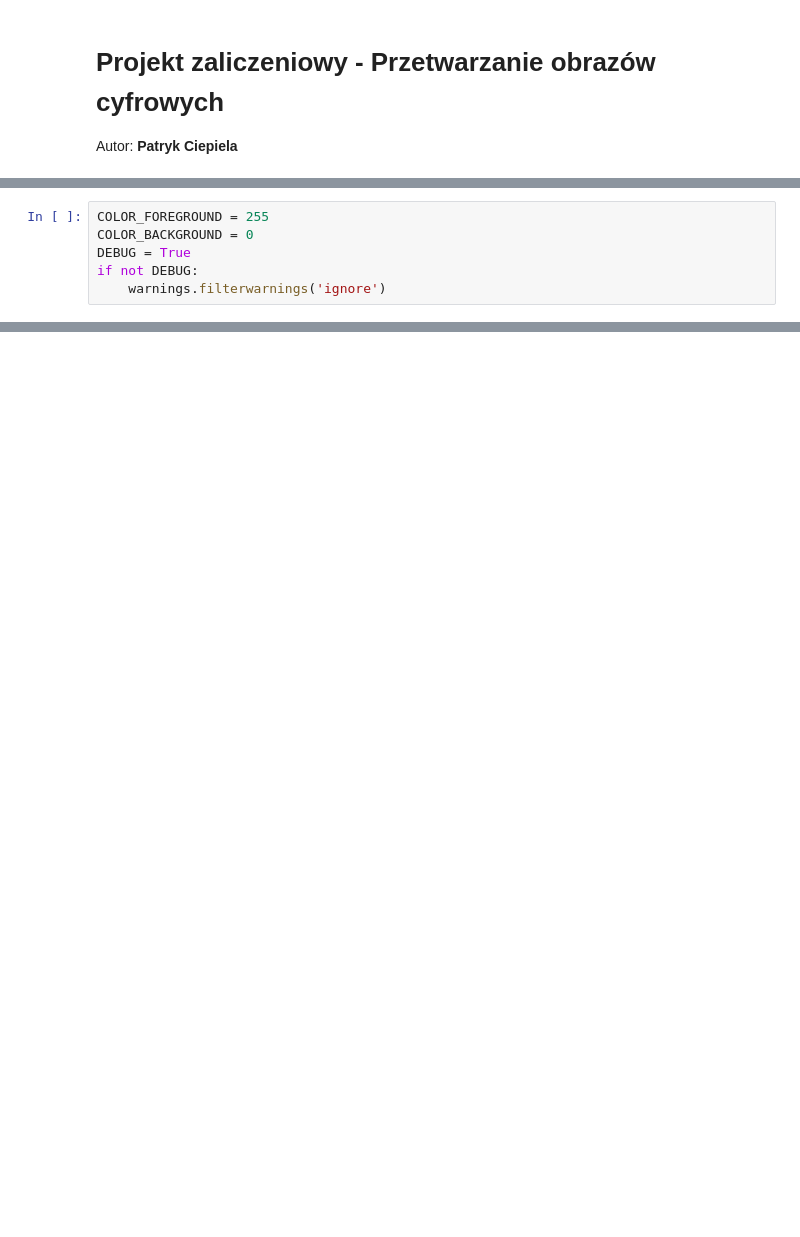
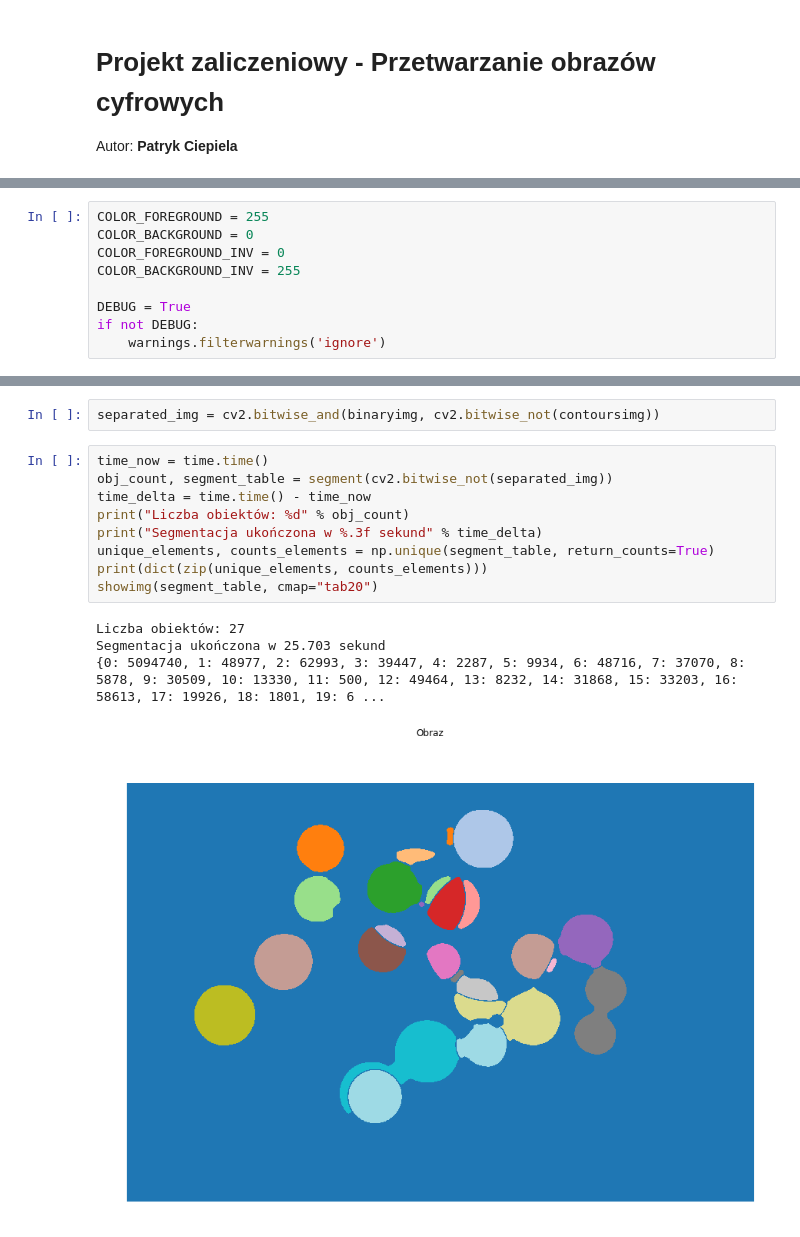
Before and after one commit to Machina123/ImageProcessing, a Jupyter notebook: FinalAssignment/01_assignment.ipynb, the cells around one changed output, grey strips where cells are left out. Saved outputs shown, nothing was run; the diff lists cells and outputs as text; blank space fills up the shorter version.

```diff
--- a/FinalAssignment/01_assignment.ipynb
+++ b/FinalAssignment/01_assignment.ipynb
@@ -13,6 +14,9 @@ import warnings
 # %%
 COLOR_FOREGROUND = 255
 COLOR_BACKGROUND = 0
+COLOR_FOREGROUND_INV = 0
+COLOR_BACKGROUND_INV = 255
+
 DEBUG = True
 if not DEBUG:
     warnings.filterwarnings('ignore')
@@ -95,0 +116,16 @@ showimg(modifiedimg)
+# %%
+separated_img = cv2.bitwise_and(binaryimg, cv2.bitwise_not(contoursimg))
+# %%
+time_now = time.time()
+obj_count, segment_table = segment(cv2.bitwise_not(separated_img))
+time_delta = time.time() - time_now
+print("Liczba obiektów: %d" % obj_count)
+print("Segmentacja ukończona w %.3f sekund" % time_delta)
+unique_elements, counts_elements = np.unique(segment_table, return_counts=True)
+print(dict(zip(unique_elements, counts_elements)))
+showimg(segment_table, cmap="tab20")
+# %% [output]
+Liczba obiektów: 27
+Segmentacja ukończona w 25.703 sekund
+{0: 5094740, 1: 48977, 2: 62993, 3: 39447, 4: 2287, 5: 9934, 6: 48716, 7: 37070, 8: 5878, 9: 30509, 10: 13330, 11: 500, 12: 49464, 13: 8232, 14: 31868, 15: 33203, 16: 58613, 17: 19926, 18: 1801, 19: 6 ...
+[figure, added]
```
Also changed, not shown: parts of 8 cells of this notebook, 3 other files.
